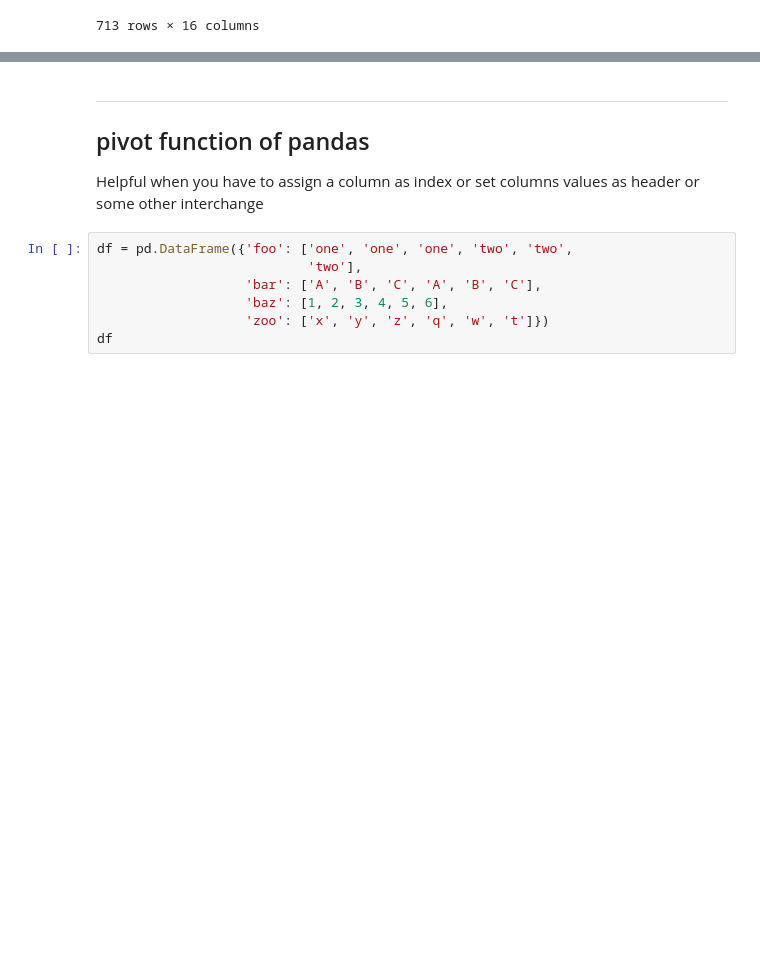
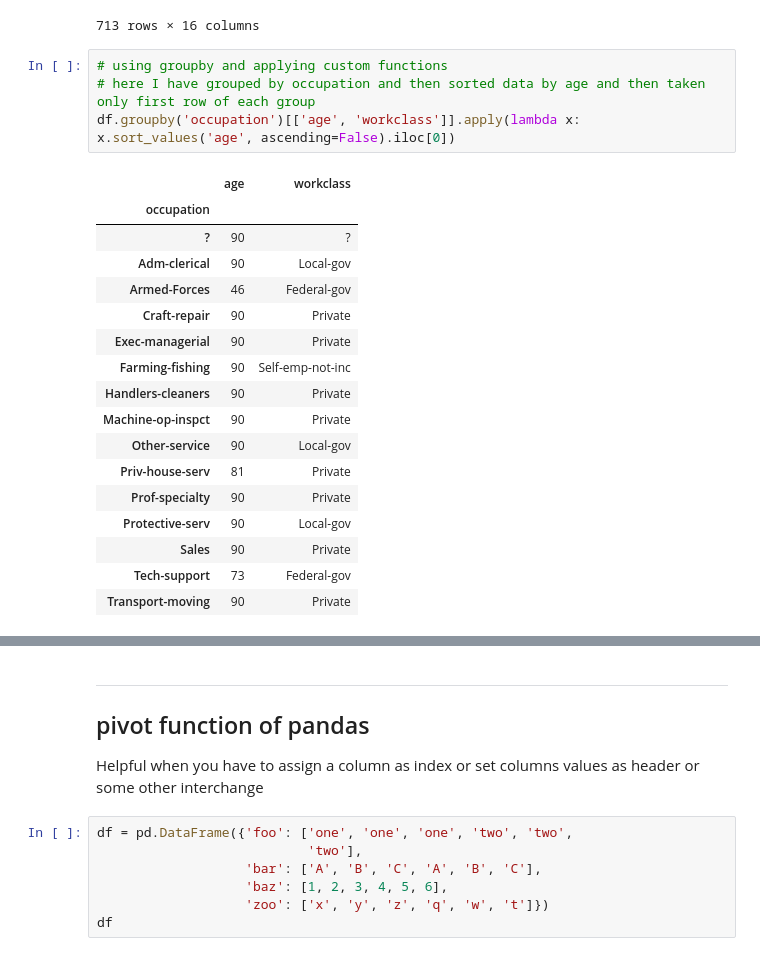
Before and after one commit to AbhinavJhanwar/Python-Tutorials, a Jupyter notebook: pandas.ipynb, the cells around one changed output, grey strips where cells are left out. Saved outputs shown, nothing was run; the diff lists cells and outputs as text; blank space fills up the shorter version.

```diff
--- a/pandas.ipynb
+++ b/pandas.ipynb
@@ -255,4 +267,26 @@ df[df['age'].isin([58, 70, 62])]
 | 32522 | 58 | Private | 147707 | 11th | 7 | Married-civ-spouse | Sales | Husband | ... |
 | 32558 | 58 | Private | 151910 | HS-grad | 9 | Widowed | Adm-clerical | Unmarried | ... |
 713 rows × 16 columns
+# %%
+# using groupby and applying custom functions
+# here I have grouped by occupation and then sorted data by age and then taken only first row of each group
+df.groupby('occupation')[['age', 'workclass']].apply(lambda x: x.sort_values('age', ascending=False).iloc[0])
+# %% [output]
+|  | age | workclass |
+| occupation |  |  |
+| ? | 90 | ? |
+| Adm-clerical | 90 | Local-gov |
+| Armed-Forces | 46 | Federal-gov |
+| Craft-repair | 90 | Private |
+| Exec-managerial | 90 | Private |
+| Farming-fishing | 90 | Self-emp-not-inc |
+| Handlers-cleaners | 90 | Private |
+| Machine-op-inspct | 90 | Private |
+| Other-service | 90 | Local-gov |
+| Priv-house-serv | 81 | Private |
+| Prof-specialty | 90 | Private |
+| Protective-serv | 90 | Local-gov |
+| Sales | 90 | Private |
+| Tech-support | 73 | Federal-gov |
+| Transport-moving | 90 | Private |
 # %%
```
Also changed, not shown: parts of 4 cells of this notebook, 1 other file.
